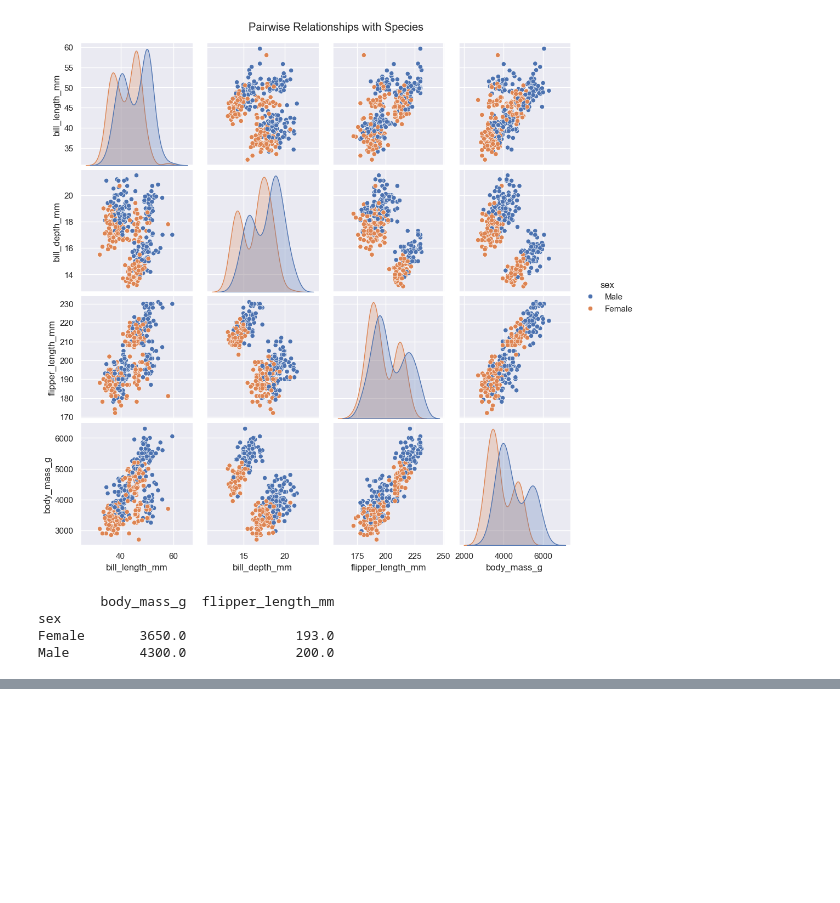
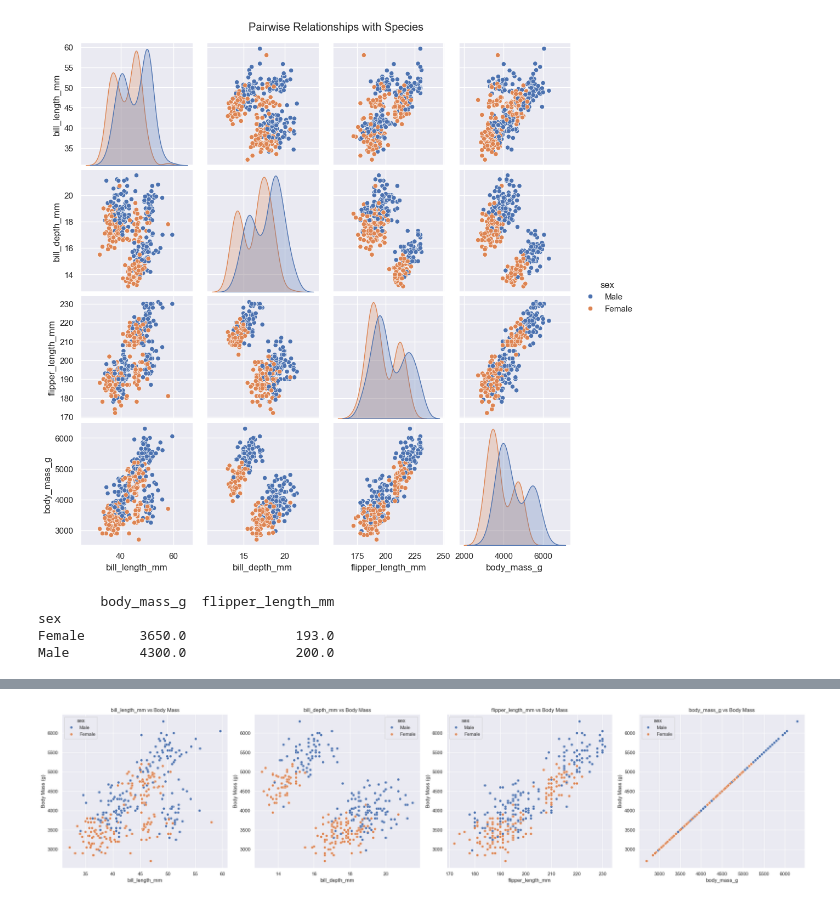
Before and after one commit to OlawoyeOladip/PenguinRegression, a Jupyter notebook: src/main.ipynb, the cells around one changed output, grey strips where cells are left out. Cells and saved outputs as stored; diff of their text form; code cells hidden in the pictures; blank space fills up the shorter version.

```diff
--- a/src/main.ipynb
+++ b/src/main.ipynb
@@ -286,0 +360,25 @@ Male         4300.0              200.0
+# %%
+fig, axes = plt.subplots(nrows=1, ncols=4, figsize=(25, 6))
+
+for i, feature in enumerate(cols):
+    sns.scatterplot(
+        data=df,
+        x=feature,
+        y="body_mass_g",
+        hue="sex",
+        ax=axes[i]
+    )
+    axes[i].set_title(f"{feature} vs Body Mass")
+    axes[i].set_xlabel(feature)
+    axes[i].set_ylabel("Body Mass (g)")
+
+# Adjust layout so titles/labels don’t overlap
+plt.tight_layout()
+
+# ✅ Save the figure
+scatterplot_path = images / "scatterplots_penguins.png"
+fig.savefig(scatterplot_path, dpi=300, bbox_inches="tight")
+
+plt.show()
+# %% [output]
+[figure, added]
```
Also changed, not shown: parts of 4 cells of this notebook, 5 other files.
